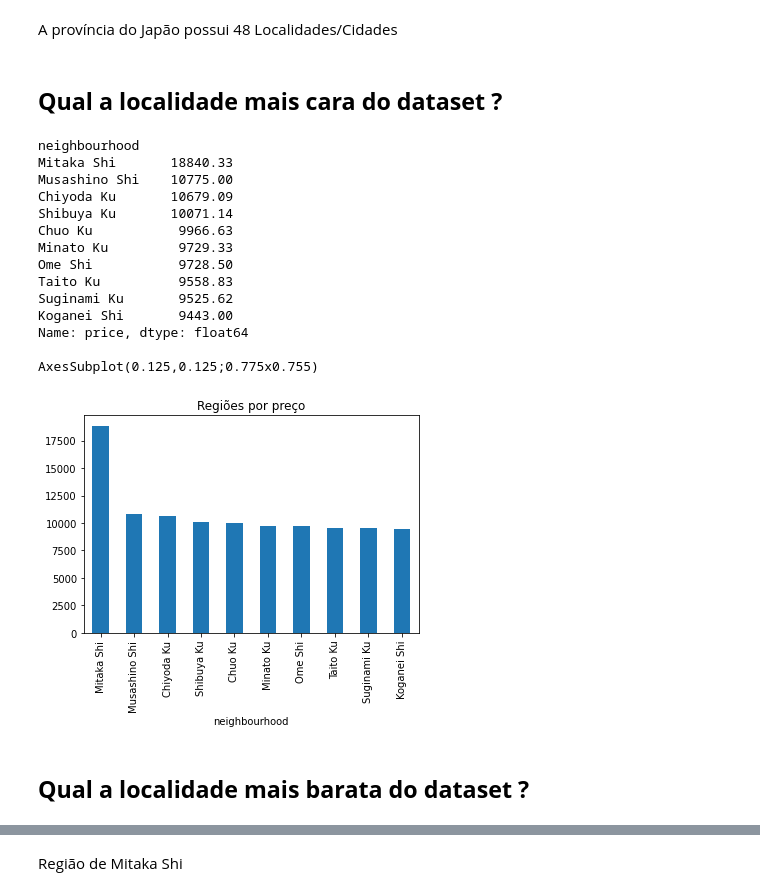
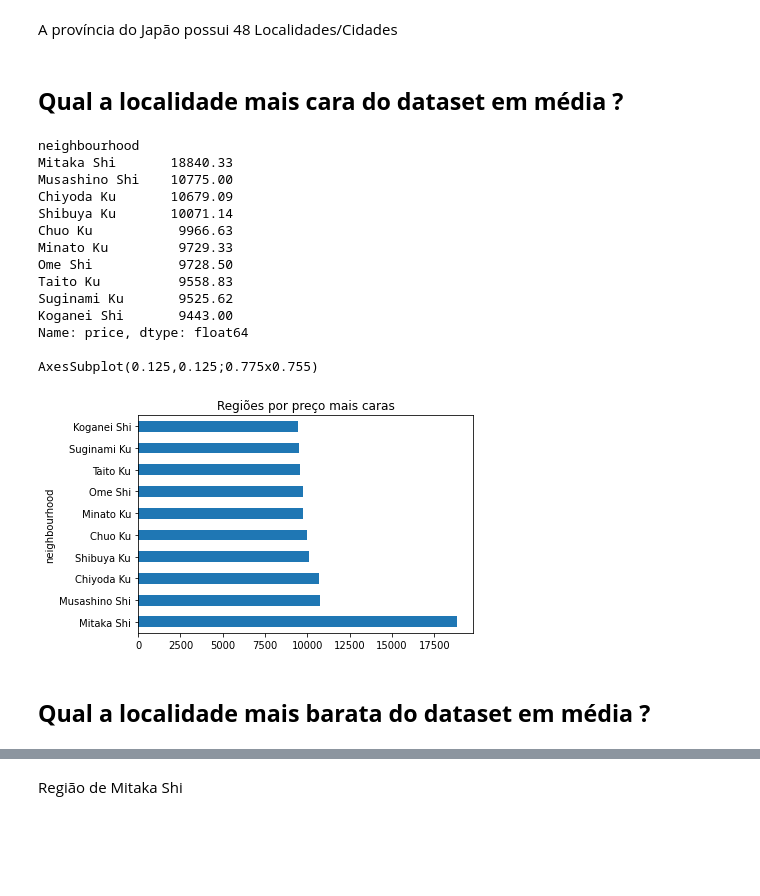
Before and after one commit to carvalhopinheiro/Portfolio, a Jupyter notebook: Analisando_os_Dados_do_Airbnb.ipynb, the cells around one changed output, grey strips where cells are left out. Drawn from its saved outputs; the diff is of its cells as text; code cells hidden in the pictures; blank space fills up the shorter version.

```diff
--- a/Analisando_os_Dados_do_Airbnb.ipynb
+++ b/Analisando_os_Dados_do_Airbnb.ipynb
@@ -389,31 +469,31 @@ df_clean.neighbourhood.value_counts().shape
 # %% [markdown]
 A província do Japão possui 48 Localidades/Cidades
 # %% [markdown]
-## **Qual a localidade mais cara do dataset ?**
+## **Qual a localidade mais cara do dataset em média ?**
 # %%
 # ver preços por distrito, na média
 print(df_clean.groupby(['neighbourhood']).price.mean().sort_values(ascending=False).round(2)[:10])
 print()
-print(df_clean.groupby(['neighbourhood']).price.mean().sort_values(ascending=False).round(2)[:10].plot(kind='bar'))
-plt.title('Regiões por preço');
+print(df_clean.groupby(['neighbourhood']).price.mean().sort_values(ascending=False).round(2)[:10].plot(kind='barh'))
+plt.title('Regiões por preço mais caras');
 # %% [output]
 neighbourhood
 Mitaka Shi       18840.33
 Musashino Shi    10775.00
 Chiyoda Ku       10679.09
 Shibuya Ku       10071.14
 Chuo Ku           9966.63
 Minato Ku         9729.33
 Ome Shi           9728.50
 Taito Ku          9558.83
 Suginami Ku       9525.62
 Koganei Shi       9443.00
 Name: price, dtype: float64
 
 AxesSubplot(0.125,0.125;0.775x0.755)
-[figure, old version]
+[figure, new version]
 # %% [markdown]
-## **Qual a localidade mais barata do dataset ?**
+## **Qual a localidade mais barata do dataset em média ?**
 # %%
 print(df_clean.groupby(['neighbourhood']).price.mean().sort_values(ascending=True).round(2)[:10])
 print()
```
Also changed, not shown: parts of 35 cells of this notebook.
